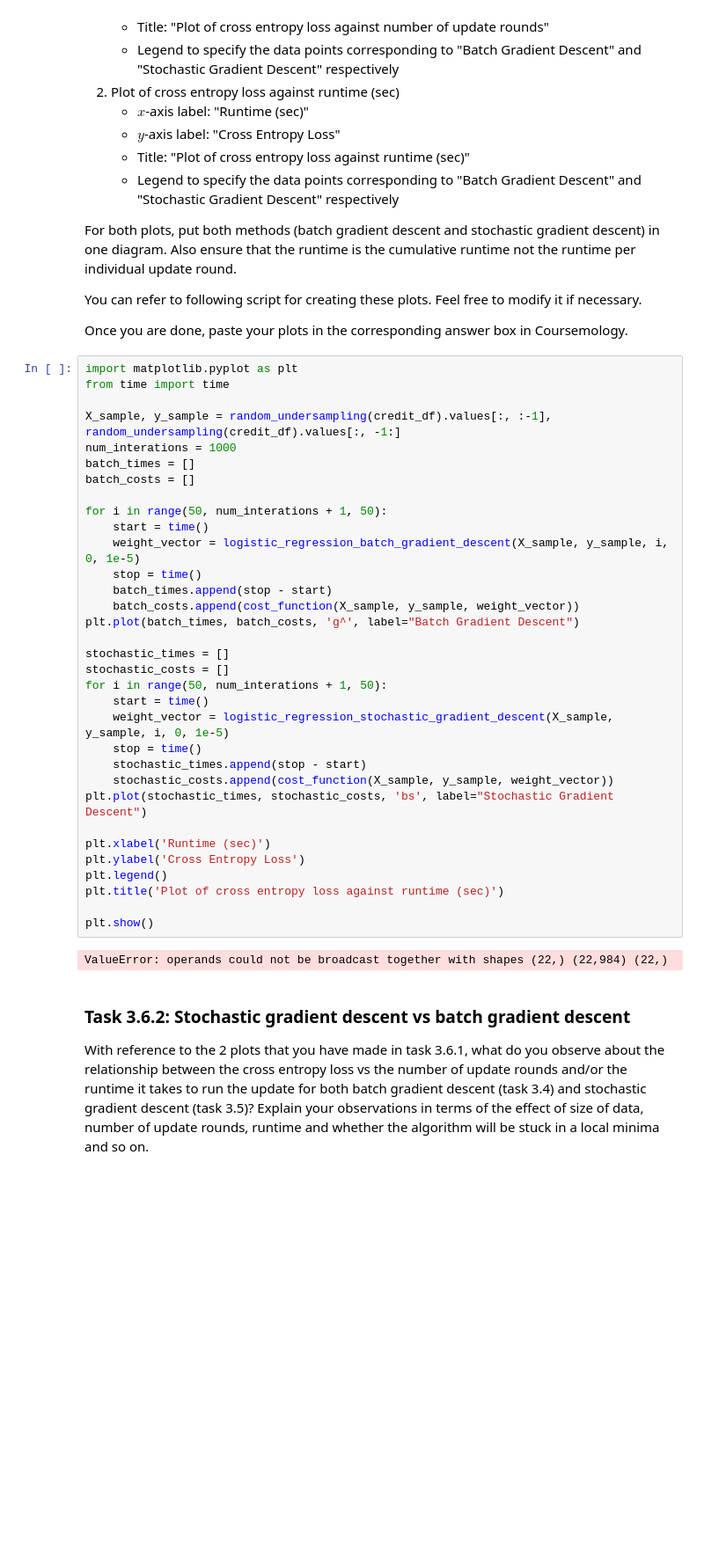
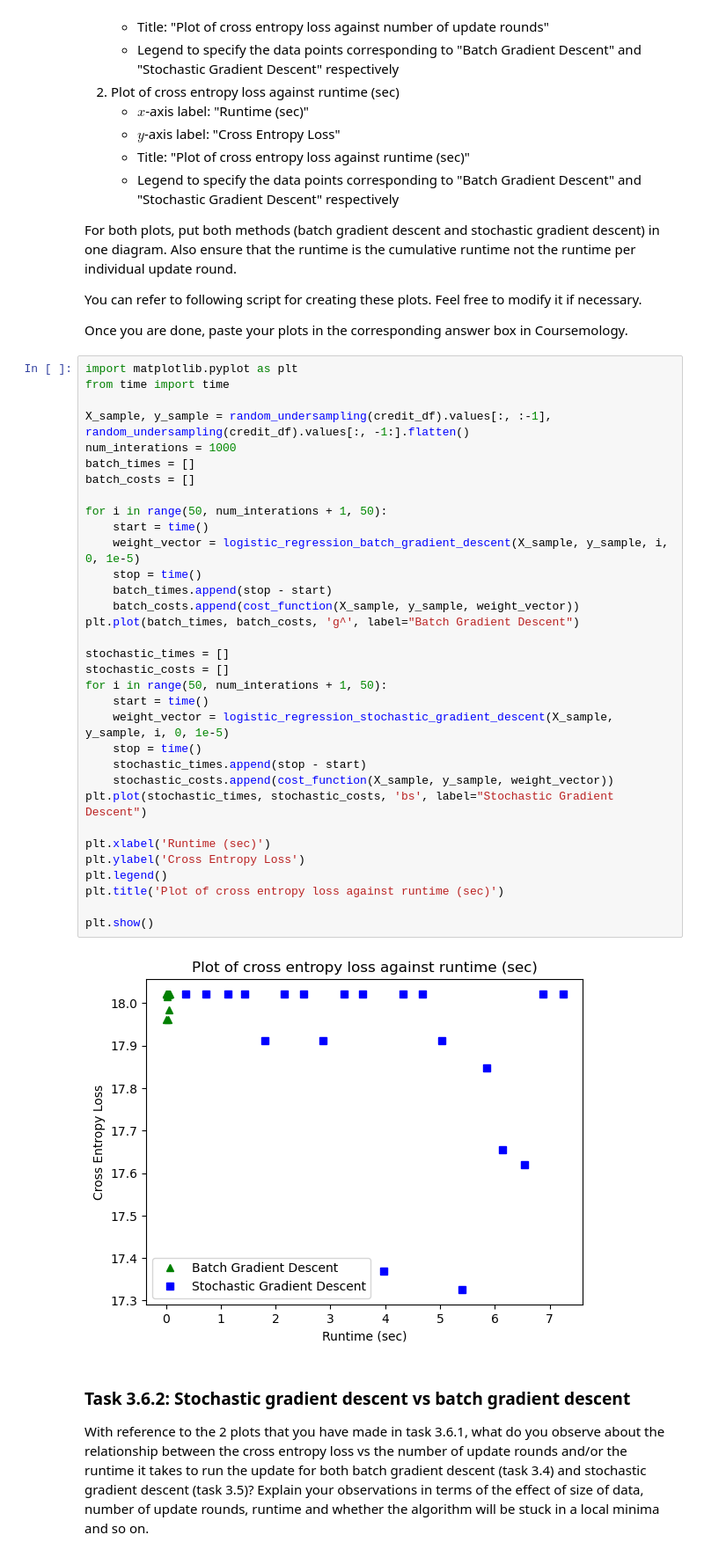
Before and after one commit to JCSnap/AI-ML, a Jupyter notebook: ps5/ps5.ipynb, the cells around one changed output. Shown: that part at 88% size. Drawn from its saved outputs; the diff is of its cells as text; blank space fills up the shorter version.

Commit message:
added first plot

```diff
--- a/ps5/ps5.ipynb
+++ b/ps5/ps5.ipynb
@@ -703,37 +703,37 @@ Once you are done, paste your plots in the corresponding answer box in Coursemol
 import matplotlib.pyplot as plt
 from time import time
 
-X_sample, y_sample = random_undersampling(credit_df).values[:, :-1], random_undersampling(credit_df).values[:, -1:]
+X_sample, y_sample = random_undersampling(credit_df).values[:, :-1], random_undersampling(credit_df).values[:, -1:].flatten()
 num_interations = 1000
 batch_times = []
 batch_costs = []
 
 for i in range(50, num_interations + 1, 50):
     start = time()
     weight_vector = logistic_regression_batch_gradient_descent(X_sample, y_sample, i, 0, 1e-5)
     stop = time()
     batch_times.append(stop - start)
     batch_costs.append(cost_function(X_sample, y_sample, weight_vector))
 plt.plot(batch_times, batch_costs, 'g^', label="Batch Gradient Descent")
 
 stochastic_times = []
 stochastic_costs = []
 for i in range(50, num_interations + 1, 50):
     start = time()
     weight_vector = logistic_regression_stochastic_gradient_descent(X_sample, y_sample, i, 0, 1e-5)
     stop = time()
     stochastic_times.append(stop - start)
     stochastic_costs.append(cost_function(X_sample, y_sample, weight_vector))
 plt.plot(stochastic_times, stochastic_costs, 'bs', label="Stochastic Gradient Descent")
 
 plt.xlabel('Runtime (sec)')
 plt.ylabel('Cross Entropy Loss')
 plt.legend()
 plt.title('Plot of cross entropy loss against runtime (sec)')
 
 plt.show()
 # %% [output]
-ValueError: operands could not be broadcast together with shapes (22,) (22,984) (22,)
+[figure, added]
 # %% [markdown]
 ### Task 3.6.2: Stochastic gradient descent vs batch gradient descent
 
```
